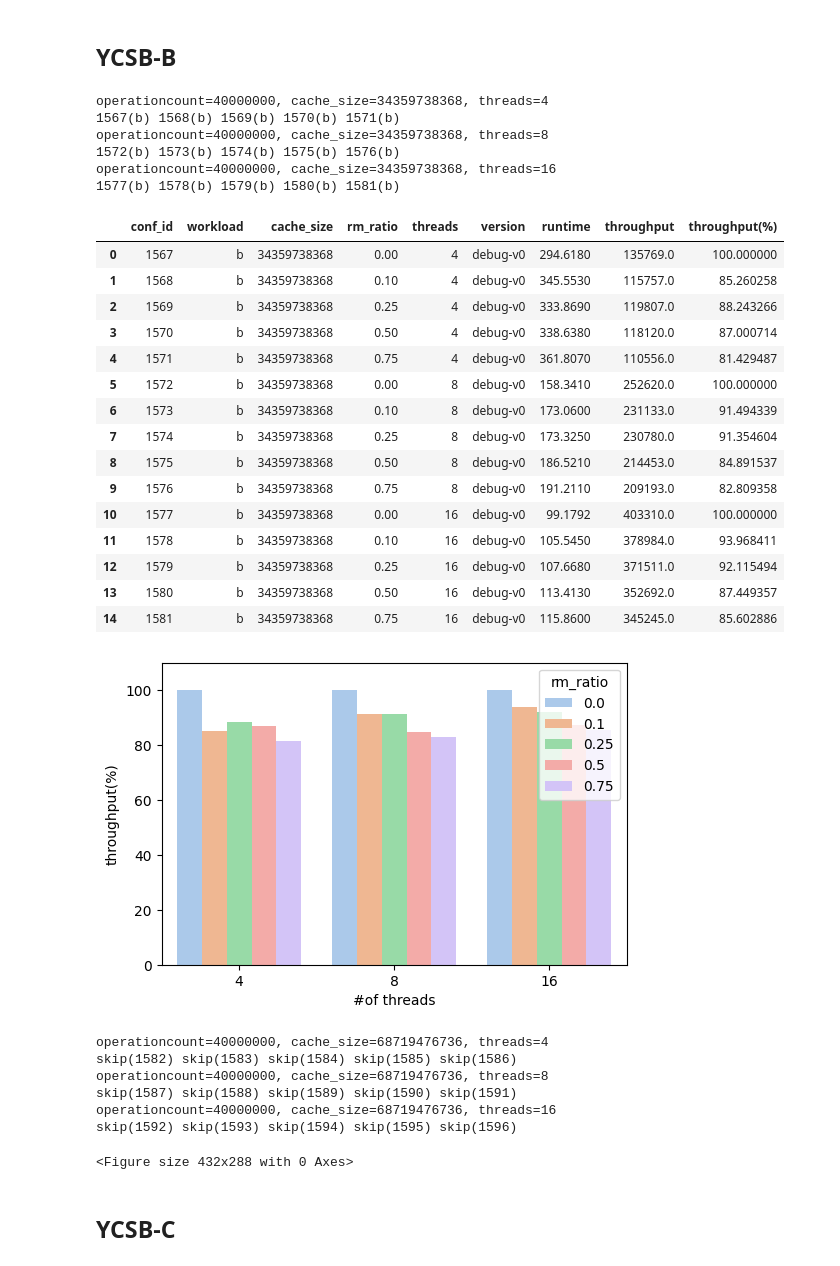
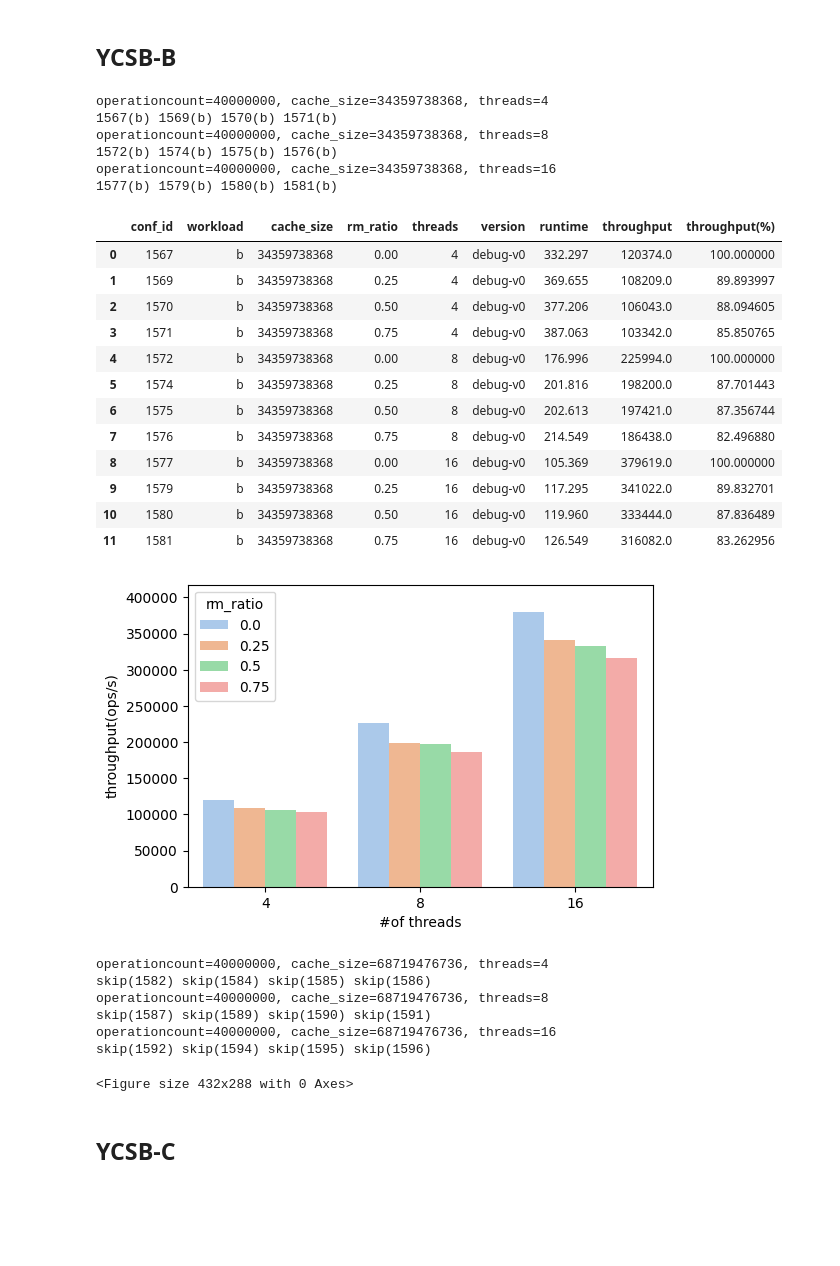
Before and after one commit to RabbitWhite1/d-rocksdb, a Jupyter notebook: ycsb_expr/d-result.ipynb, the cells around one changed output. Drawn from its saved outputs; the diff is of its cells as text; code cells hidden in the pictures; blank space fills up the shorter version.

```diff
--- a/ycsb_expr/d-result.ipynb
+++ b/ycsb_expr/d-result.ipynb
@@ -32,7 +32,7 @@ for cache_size in [32*1024**3,64*1024**3]:
     for threads in [4,8,16]:
         print(f'{operationcount=}, {cache_size=}, {threads=}')
         inner_data_df = None
-        for rm_ratio in [0.0,0.1,0.25,0.5,0.75]:
+        for rm_ratio in [0.0,0.25,0.5,0.75]:
             conf_id = mngr.get_id(workload=workload, recordcount=recordcount, operationcount=operationcount, threads=threads, write_buffer_size=write_buffer_size, cache_size=cache_size, version=version, zipfian_alpha=zipfian_alpha, requestdistribution=requestdistribution,max_write_buffer_number=max_write_buffer_number,max_background_jobs=max_background_jobs, table_cache_numshardbits=table_cache_numshardbits,min_write_buffer_number_to_merge=min_write_buffer_number_to_merge, rm_ratio=rm_ratio)
             if not osp.exists(mngr.get_local_log_path(conf_id)):
                 print(f'skip({conf_id})', end=' ')
@@ -46,60 +46,58 @@ for cache_size in [32*1024**3,64*1024**3]:
             single_dict['workload'] = workload
             single_dict['cache_size'] = cache_size
             single_dict['rm_ratio'] = rm_ratio
             single_dict['threads'] = threads
             single_dict['version'] = version
             single_dict['conf_id'] = conf_id
             single_df = pd.DataFrame([single_dict])
             inner_data_df = single_df if inner_data_df is None else pd.concat([inner_data_df, single_df], ignore_index=True)
-        if inner_data_df is not None:
+        if inner_data_df is not None and 'throughput' in inner_data_df.columns:
             inner_data_df['throughput(%)'] = inner_data_df['throughput'] / inner_data_df['throughput'].max() * 100
             data_df = inner_data_df if data_df is None else pd.concat([data_df, inner_data_df], ignore_index=True)
         print()
     if data_df is None:
         continue
     data_df = data_df[['conf_id', 'workload', 'cache_size', 'rm_ratio', 'threads', 'version', 'runtime', 'throughput', 'throughput(%)']]
     fig = plt.figure(dpi=100)
     display(data_df)
     ax = plt.gca()
-    y_label = 'throughput(%)'
+    y_label = 'throughput'
+    # y_label = 'throughput(%)'
     sns.barplot(x='threads', y=y_label, hue='rm_ratio', data=data_df, ax=ax, palette=sns.color_palette("pastel"))
     ax.set_ylim(0, data_df[y_label].max() * 1.1)
     ax.set_xlabel('#of threads')
     ax.set_ylabel(y_label if y_label.endswith('(%)') else 'throughput(ops/s)')
     mngr.conn.commit()
     data_df = None
     plt.show()
 plt.tight_layout()
 # %% [output]
 operationcount=40000000, cache_size=34359738368, threads=4
-1567(b) 1568(b) 1569(b) 1570(b) 1571(b)
+1567(b) 1569(b) 1570(b) 1571(b)
 operationcount=40000000, cache_size=34359738368, threads=8
-1572(b) 1573(b) 1574(b) 1575(b) 1576(b)
+1572(b) 1574(b) 1575(b) 1576(b)
 operationcount=40000000, cache_size=34359738368, threads=16
-1577(b) 1578(b) 1579(b) 1580(b) 1581(b)
+1577(b) 1579(b) 1580(b) 1581(b)
 |  | conf_id | workload | cache_size | rm_ratio | threads | version | runtime | throughput | throughput(%) |
-| 0 | 1567 | b | 34359738368 | 0.00 | 4 | debug-v0 | 294.6180 | 135769.0 | 100.000000 |
-| 1 | 1568 | b | 34359738368 | 0.10 | 4 | debug-v0 | 345.5530 | 115757.0 | 85.260258 |
-| 2 | 1569 | b | 34359738368 | 0.25 | 4 | debug-v0 | 333.8690 | 119807.0 | 88.243266 |
-| 3 | 1570 | b | 34359738368 | 0.50 | 4 | debug-v0 | 338.6380 | 118120.0 | 87.000714 |
-| 4 | 1571 | b | 34359738368 | 0.75 | 4 | debug-v0 | 361.8070 | 110556.0 | 81.429487 |
-| 5 | 1572 | b | 34359738368 | 0.00 | 8 | debug-v0 | 158.3410 | 252620.0 | 100.000000 |
-| 6 | 1573 | b | 34359738368 | 0.10 | 8 | debug-v0 | 173.0600 | 231133.0 | 91.494339 |
-| 7 | 1574 | b | 34359738368 | 0.25 | 8 | debug-v0 | 173.3250 | 230780.0 | 91.354604 |
-| 8 | 1575 | b | 34359738368 | 0.50 | 8 | debug-v0 | 186.5210 | 214453.0 | 84.891537 |
-| 9 | 1576 | b | 34359738368 | 0.75 | 8 | debug-v0 | 191.2110 | 209193.0 | 82.809358 |
-| 10 | 1577 | b | 34359738368 | 0.00 | 16 | debug-v0 | 99.1792 | 403310.0 | 100.000000 |
-| 11 | 1578 | b | 34359738368 | 0.10 | 16 | debug-v0 | 105.5450 | 378984.0 | 93.968411 |
-| 12 | 1579 | b | 34359738368 | 0.25 | 16 | debug-v0 | 107.6680 | 371511.0 | 92.115494 |
-| 13 | 1580 | b | 34359738368 | 0.50 | 16 | debug-v0 | 113.4130 | 352692.0 | 87.449357 |
-| 14 | 1581 | b | 34359738368 | 0.75 | 16 | debug-v0 | 115.8600 | 345245.0 | 85.602886 |
+| 0 | 1567 | b | 34359738368 | 0.00 | 4 | debug-v0 | 332.297 | 120374.0 | 100.000000 |
+| 1 | 1569 | b | 34359738368 | 0.25 | 4 | debug-v0 | 369.655 | 108209.0 | 89.893997 |
+| 2 | 1570 | b | 34359738368 | 0.50 | 4 | debug-v0 | 377.206 | 106043.0 | 88.094605 |
+| 3 | 1571 | b | 34359738368 | 0.75 | 4 | debug-v0 | 387.063 | 103342.0 | 85.850765 |
+| 4 | 1572 | b | 34359738368 | 0.00 | 8 | debug-v0 | 176.996 | 225994.0 | 100.000000 |
+| 5 | 1574 | b | 34359738368 | 0.25 | 8 | debug-v0 | 201.816 | 198200.0 | 87.701443 |
+| 6 | 1575 | b | 34359738368 | 0.50 | 8 | debug-v0 | 202.613 | 197421.0 | 87.356744 |
+| 7 | 1576 | b | 34359738368 | 0.75 | 8 | debug-v0 | 214.549 | 186438.0 | 82.496880 |
+| 8 | 1577 | b | 34359738368 | 0.00 | 16 | debug-v0 | 105.369 | 379619.0 | 100.000000 |
+| 9 | 1579 | b | 34359738368 | 0.25 | 16 | debug-v0 | 117.295 | 341022.0 | 89.832701 |
+| 10 | 1580 | b | 34359738368 | 0.50 | 16 | debug-v0 | 119.960 | 333444.0 | 87.836489 |
+| 11 | 1581 | b | 34359738368 | 0.75 | 16 | debug-v0 | 126.549 | 316082.0 | 83.262956 |
-[figure, old version]
+[figure, new version]
 operationcount=40000000, cache_size=68719476736, threads=4
-skip(1582) skip(1583) skip(1584) skip(1585) skip(1586)
+skip(1582) skip(1584) skip(1585) skip(1586)
 operationcount=40000000, cache_size=68719476736, threads=8
-skip(1587) skip(1588) skip(1589) skip(1590) skip(1591)
+skip(1587) skip(1589) skip(1590) skip(1591)
 operationcount=40000000, cache_size=68719476736, threads=16
-skip(1592) skip(1593) skip(1594) skip(1595) skip(1596)
+skip(1592) skip(1594) skip(1595) skip(1596)
 <Figure size 432x288 with 0 Axes>
 # %% [markdown]
 ## YCSB-C
```
Also changed, not shown: parts of 1 cell of this notebook, 5 other files.
